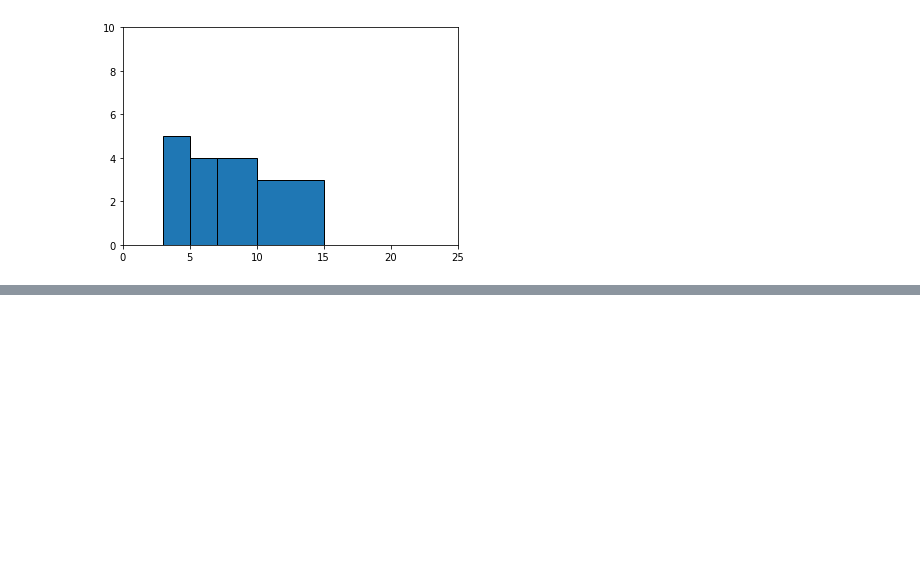
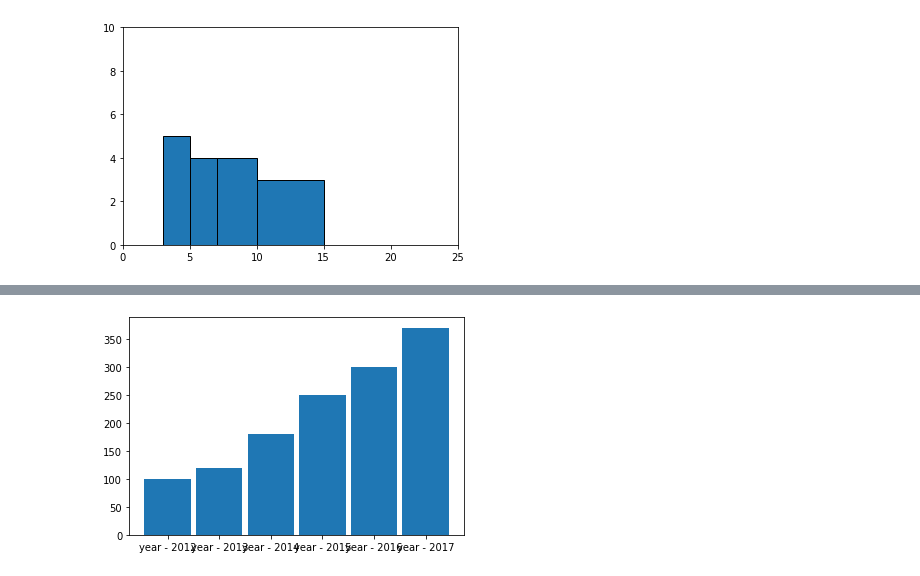
Before and after one commit to sidgupta234/CodingNinjas_DataScience_MachineLearning, a Jupyter notebook: Lecture_13_plottingGraphs/plottingGraphs.ipynb, the cells around one changed output, grey strips where cells are left out. Drawn from its saved outputs; the diff is of its cells as text; code cells hidden in the pictures; blank space fills up the shorter version.

```diff
--- a/Lecture_13_plottingGraphs/plottingGraphs.ipynb
+++ b/Lecture_13_plottingGraphs/plottingGraphs.ipynb
@@ -415,0 +441,10 @@ plt.show()
+# %%
+year = ["year - 2012", "year - 2013", "year - 2014", "year - 2015", "year - 2016", "year - 2017"]
+salary = [12, 13, 14, 17, 19, 20]
+population = [100, 120, 180, 250, 300, 370]
+
+
+plt.bar(year, population, width=0.9)
+plt.show()
+# %% [output]
+[figure, added]
```
Also changed, not shown: parts of 6 cells of this notebook.
